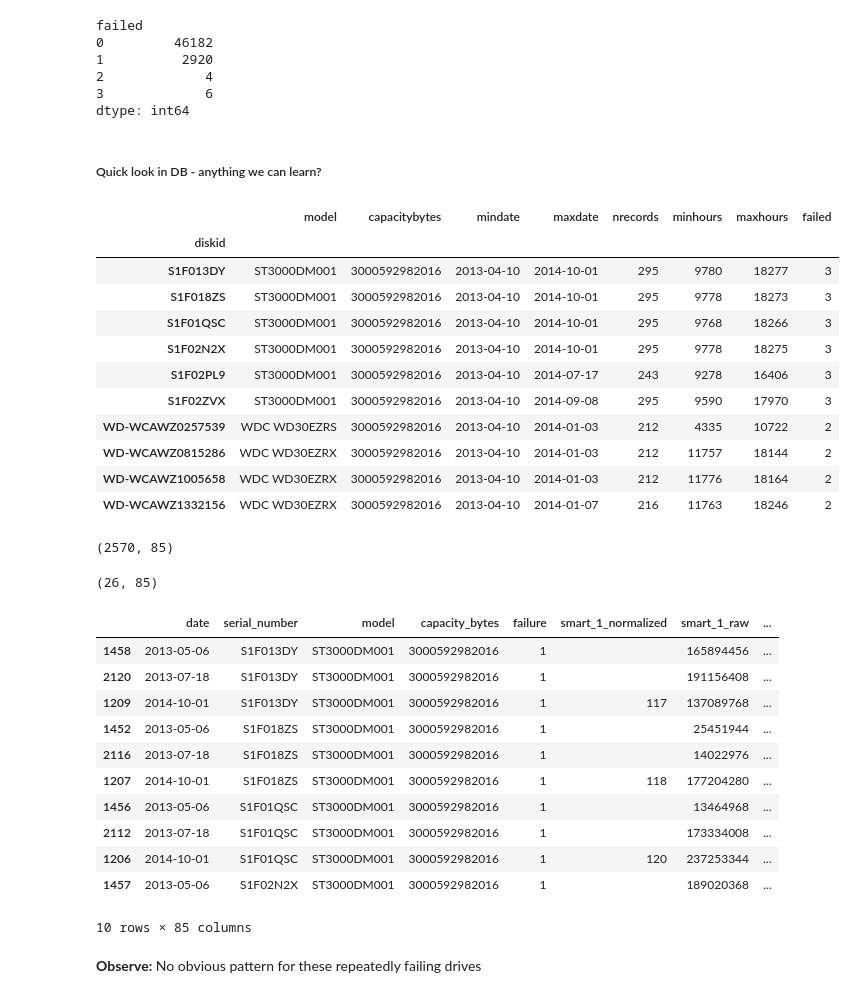
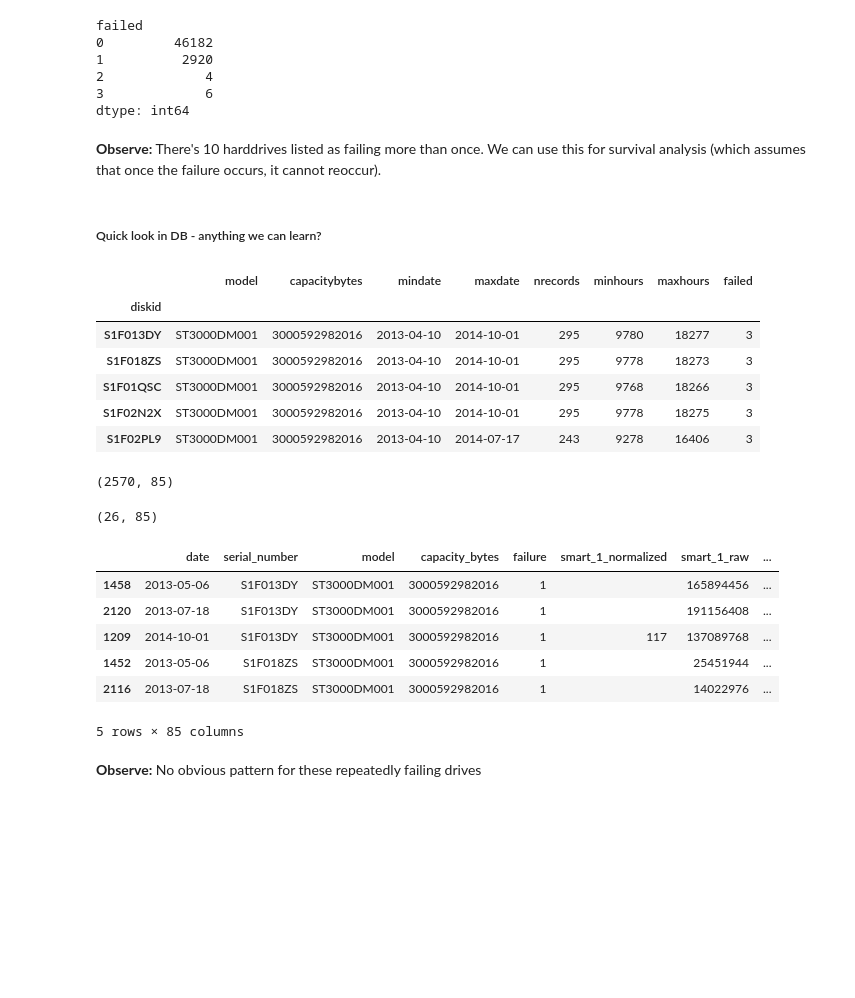
Before and after one commit to vnnw/appliedai_survivalhdd, a Jupyter notebook: 01_InitialDataPreparation.ipynb, the cells around one changed output. Drawn from its saved outputs; the diff is of its cells as text; code cells hidden in the pictures; blank space fills up the shorter version.

```diff
--- a/01_InitialDataPreparation.ipynb
+++ b/01_InitialDataPreparation.ipynb
@@ -126,24 +128,21 @@ failed
 2             4
 3             6
 dtype: int64
+# %% [markdown]
+**Observe:** There's 10 harddrives listed as failing more than once. We can use this for survival analysis (which assumes that once the failure occurs, it cannot reoccur).
 # %% [markdown]
 ##### Quick look in DB - anything we can learn?
 # %%
 ## view offending rows
-df.loc[df['failed'] >=2]
+df.loc[df['failed'] >=2].head()
 # %% [output]
 |  | model | capacitybytes | mindate | maxdate | nrecords | minhours | maxhours | failed |
 | diskid |  |  |  |  |  |  |  |  |
 | S1F013DY | ST3000DM001 | 3000592982016 | 2013-04-10 | 2014-10-01 | 295 | 9780 | 18277 | 3 |
 | S1F018ZS | ST3000DM001 | 3000592982016 | 2013-04-10 | 2014-10-01 | 295 | 9778 | 18273 | 3 |
 | S1F01QSC | ST3000DM001 | 3000592982016 | 2013-04-10 | 2014-10-01 | 295 | 9768 | 18266 | 3 |
 | S1F02N2X | ST3000DM001 | 3000592982016 | 2013-04-10 | 2014-10-01 | 295 | 9778 | 18275 | 3 |
 | S1F02PL9 | ST3000DM001 | 3000592982016 | 2013-04-10 | 2014-07-17 | 243 | 9278 | 16406 | 3 |
-| S1F02ZVX | ST3000DM001 | 3000592982016 | 2013-04-10 | 2014-09-08 | 295 | 9590 | 17970 | 3 |
-| WD-WCAWZ0257539 | WDC WD30EZRS | 3000592982016 | 2013-04-10 | 2014-01-03 | 212 | 4335 | 10722 | 2 |
-| WD-WCAWZ0815286 | WDC WD30EZRX | 3000592982016 | 2013-04-10 | 2014-01-03 | 212 | 11757 | 18144 | 2 |
-| WD-WCAWZ1005658 | WDC WD30EZRX | 3000592982016 | 2013-04-10 | 2014-01-03 | 212 | 11776 | 18164 | 2 |
-| WD-WCAWZ1332156 | WDC WD30EZRX | 3000592982016 | 2013-04-10 | 2014-01-07 | 216 | 11763 | 18246 | 2 |
 # %%
 ## read raw data from db
 
@@ -155,7 +154,7 @@ qdf.shape
 (2570, 85)
 # %%
 print(qdf.loc[qdf['failure'] >0].sort(['serial_number','date']).shape)
-qdf.loc[qdf['failure'] >0].sort(['serial_number','date']).iloc[:10,:]
+qdf.loc[qdf['failure'] >0].sort(['serial_number','date']).head()
 # %% [output]
 (26, 85)
 |  | date | serial_number | model | capacity_bytes | failure | smart_1_normalized | smart_1_raw | ... |
@@ -164,12 +163,7 @@ qdf.loc[qdf['failure'] >0].sort(['serial_number','date']).iloc[:10,:]
 | 1209 | 2014-10-01 | S1F013DY | ST3000DM001 | 3000592982016 | 1 | 117 | 137089768 | ... |
 | 1452 | 2013-05-06 | S1F018ZS | ST3000DM001 | 3000592982016 | 1 |  | 25451944 | ... |
 | 2116 | 2013-07-18 | S1F018ZS | ST3000DM001 | 3000592982016 | 1 |  | 14022976 | ... |
-| 1207 | 2014-10-01 | S1F018ZS | ST3000DM001 | 3000592982016 | 1 | 118 | 177204280 | ... |
-| 1456 | 2013-05-06 | S1F01QSC | ST3000DM001 | 3000592982016 | 1 |  | 13464968 | ... |
-| 2112 | 2013-07-18 | S1F01QSC | ST3000DM001 | 3000592982016 | 1 |  | 173334008 | ... |
-| 1206 | 2014-10-01 | S1F01QSC | ST3000DM001 | 3000592982016 | 1 | 120 | 237253344 | ... |
-| 1457 | 2013-05-06 | S1F02N2X | ST3000DM001 | 3000592982016 | 1 |  | 189020368 | ... |
-10 rows × 85 columns
+5 rows × 85 columns
 # %% [markdown]
 **Observe:** No obvious pattern for these repeatedly failing drives
 # %% [markdown]
```
Also changed, not shown: parts of 23 cells of this notebook, 5 other files.
